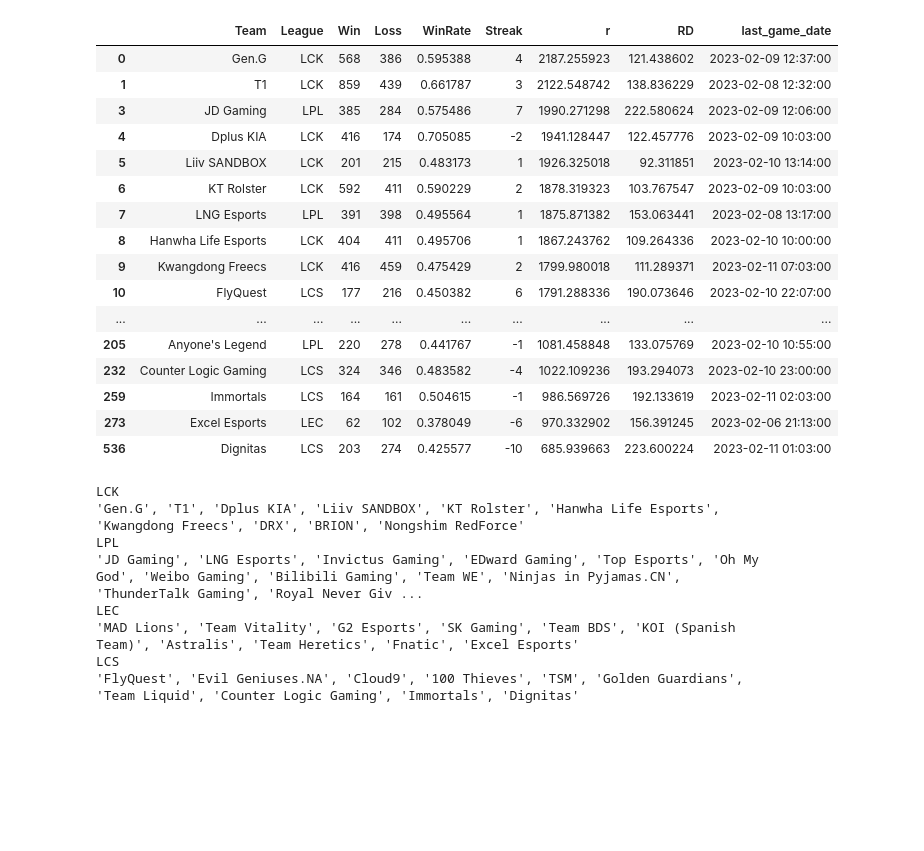
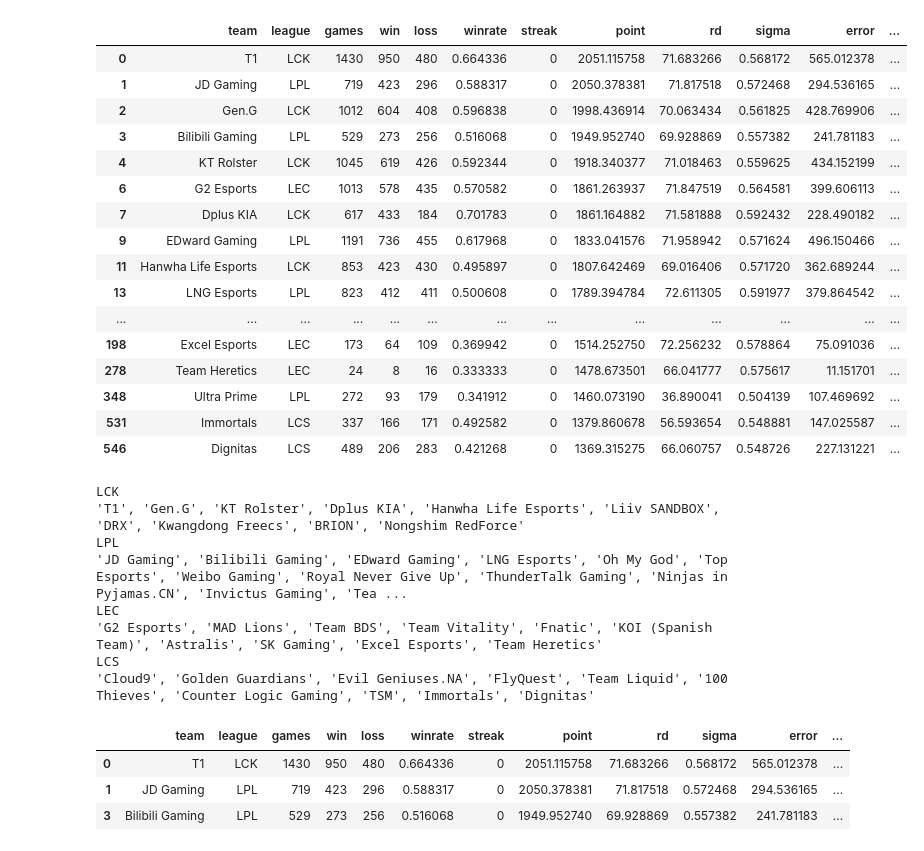
Before and after one commit to posky/LoL-Esports, a Jupyter notebook: glicko_rating_matches.ipynb, the cells around one changed output. Saved outputs shown, nothing was run; the diff lists cells and outputs as text; code cells hidden in the pictures; blank space fills up the shorter version.

```diff
--- a/glicko_rating_matches.ipynb
+++ b/glicko_rating_matches.ipynb
@@ -5,4 +12,7 @@ pd.set_option('display.max_columns', None)
 # %%
-rating = pd.read_csv('./csv/glicko_rating.csv', parse_dates=['last_game_date'])
-rating.shape
+teams_id = pd.read_csv("./csv/teams_id.csv")
+ratings = pd.read_csv(
+    "./csv/glicko_rating/glicko_rating_2023.csv", parse_dates=["last_game_date"]
+)
+teams_id.shape, ratings.shape
 # %% [output]
@@ -89,35 +83,53 @@ rating.loc[(rating['League'] == 'LCS') & (rating['last_game_date'].dt.year == 20
 # %%
-rating.loc[(rating['League'].isin(['LCK', 'LPL', 'LEC', 'LCS'])) & (rating['last_game_date'].dt.year == 2023)]
+ratings.loc[
+    (ratings["league"].isin(["LCK", "LPL", "LEC", "LCS"]))
+    & (ratings["last_game_date"].dt.year == 2023)
+]
 # %% [output]
-|  | Team | League | Win | Loss | WinRate | Streak | r | RD | last_game_date |
-| 0 | Gen.G | LCK | 568 | 386 | 0.595388 | 4 | 2187.255923 | 121.438602 | 2023-02-09 12:37:00 |
-| 1 | T1 | LCK | 859 | 439 | 0.661787 | 3 | 2122.548742 | 138.836229 | 2023-02-08 12:32:00 |
-| 3 | JD Gaming | LPL | 385 | 284 | 0.575486 | 7 | 1990.271298 | 222.580624 | 2023-02-09 12:06:00 |
-| 4 | Dplus KIA | LCK | 416 | 174 | 0.705085 | -2 | 1941.128447 | 122.457776 | 2023-02-09 10:03:00 |
-| 5 | Liiv SANDBOX | LCK | 201 | 215 | 0.483173 | 1 | 1926.325018 | 92.311851 | 2023-02-10 13:14:00 |
-| 6 | KT Rolster | LCK | 592 | 411 | 0.590229 | 2 | 1878.319323 | 103.767547 | 2023-02-09 10:03:00 |
-| 7 | LNG Esports | LPL | 391 | 398 | 0.495564 | 1 | 1875.871382 | 153.063441 | 2023-02-08 13:17:00 |
-| 8 | Hanwha Life Esports | LCK | 404 | 411 | 0.495706 | 1 | 1867.243762 | 109.264336 | 2023-02-10 10:00:00 |
-| 9 | Kwangdong Freecs | LCK | 416 | 459 | 0.475429 | 2 | 1799.980018 | 111.289371 | 2023-02-11 07:03:00 |
-| 10 | FlyQuest | LCS | 177 | 216 | 0.450382 | 6 | 1791.288336 | 190.073646 | 2023-02-10 22:07:00 |
-| ... | ... | ... | ... | ... | ... | ... | ... | ... | ... |
-| 205 | Anyone's Legend | LPL | 220 | 278 | 0.441767 | -1 | 1081.458848 | 133.075769 | 2023-02-10 10:55:00 |
-| 232 | Counter Logic Gaming | LCS | 324 | 346 | 0.483582 | -4 | 1022.109236 | 193.294073 | 2023-02-10 23:00:00 |
-| 259 | Immortals | LCS | 164 | 161 | 0.504615 | -1 | 986.569726 | 192.133619 | 2023-02-11 02:03:00 |
-| 273 | Excel Esports | LEC | 62 | 102 | 0.378049 | -6 | 970.332902 | 156.391245 | 2023-02-06 21:13:00 |
-| 536 | Dignitas | LCS | 203 | 274 | 0.425577 | -10 | 685.939663 | 223.600224 | 2023-02-11 01:03:00 |
+|  | team | league | games | win | loss | winrate | streak | point | rd | sigma | error | ... |
+| 0 | T1 | LCK | 1430 | 950 | 480 | 0.664336 | 0 | 2051.115758 | 71.683266 | 0.568172 | 565.012378 | ... |
+| 1 | JD Gaming | LPL | 719 | 423 | 296 | 0.588317 | 0 | 2050.378381 | 71.817518 | 0.572468 | 294.536165 | ... |
+| 2 | Gen.G | LCK | 1012 | 604 | 408 | 0.596838 | 0 | 1998.436914 | 70.063434 | 0.561825 | 428.769906 | ... |
+| 3 | Bilibili Gaming | LPL | 529 | 273 | 256 | 0.516068 | 0 | 1949.952740 | 69.928869 | 0.557382 | 241.781183 | ... |
+| 4 | KT Rolster | LCK | 1045 | 619 | 426 | 0.592344 | 0 | 1918.340377 | 71.018463 | 0.559625 | 434.152199 | ... |
+| 6 | G2 Esports | LEC | 1013 | 578 | 435 | 0.570582 | 0 | 1861.263937 | 71.847519 | 0.564581 | 399.606113 | ... |
+| 7 | Dplus KIA | LCK | 617 | 433 | 184 | 0.701783 | 0 | 1861.164882 | 71.581888 | 0.592432 | 228.490182 | ... |
+| 9 | EDward Gaming | LPL | 1191 | 736 | 455 | 0.617968 | 0 | 1833.041576 | 71.958942 | 0.571624 | 496.150466 | ... |
+| 11 | Hanwha Life Esports | LCK | 853 | 423 | 430 | 0.495897 | 0 | 1807.642469 | 69.016406 | 0.571720 | 362.689244 | ... |
+| 13 | LNG Esports | LPL | 823 | 412 | 411 | 0.500608 | 0 | 1789.394784 | 72.611305 | 0.591977 | 379.864542 | ... |
+| ... | ... | ... | ... | ... | ... | ... | ... | ... | ... | ... | ... | ... |
+| 198 | Excel Esports | LEC | 173 | 64 | 109 | 0.369942 | 0 | 1514.252750 | 72.256232 | 0.578864 | 75.091036 | ... |
+| 278 | Team Heretics | LEC | 24 | 8 | 16 | 0.333333 | 0 | 1478.673501 | 66.041777 | 0.575617 | 11.151701 | ... |
+| 348 | Ultra Prime | LPL | 272 | 93 | 179 | 0.341912 | 0 | 1460.073190 | 36.890041 | 0.504139 | 107.469692 | ... |
+| 531 | Immortals | LCS | 337 | 166 | 171 | 0.492582 | 0 | 1379.860678 | 56.593654 | 0.548881 | 147.025587 | ... |
+| 546 | Dignitas | LCS | 489 | 206 | 283 | 0.421268 | 0 | 1369.315275 | 66.060757 | 0.548726 | 227.131221 | ... |
 # %%
-leagues = ['LCK', 'LPL', 'LEC', 'LCS']
+leagues = ["LCK", "LPL", "LEC", "LCS"]
 for league in leagues:
     print(league)
-    lst = rating.loc[(rating['League'] == league) & (rating['last_game_date'].dt.year == 2023), 'Team'].unique()
-    print(', '.join(map(lambda x: f"'{x}'", lst)))
+    lst = ratings.loc[
+        (ratings["league"] == league) & (ratings["last_game_date"].dt.year == 2023),
+        "team",
+    ].unique()
+    print(", ".join(map(lambda x: f"'{x}'", lst)))
 # %% [output]
 LCK
-'Gen.G', 'T1', 'Dplus KIA', 'Liiv SANDBOX', 'KT Rolster', 'Hanwha Life Esports', 'Kwangdong Freecs', 'DRX', 'BRION', 'Nongshim RedForce'
+'T1', 'Gen.G', 'KT Rolster', 'Dplus KIA', 'Hanwha Life Esports', 'Liiv SANDBOX', 'DRX', 'Kwangdong Freecs', 'BRION', 'Nongshim RedForce'
 LPL
-'JD Gaming', 'LNG Esports', 'Invictus Gaming', 'EDward Gaming', 'Top Esports', 'Oh My God', 'Weibo Gaming', 'Bilibili Gaming', 'Team WE', 'Ninjas in Pyjamas.CN', 'ThunderTalk Gaming', 'Royal Never Giv ...
+'JD Gaming', 'Bilibili Gaming', 'EDward Gaming', 'LNG Esports', 'Oh My God', 'Top Esports', 'Weibo Gaming', 'Royal Never Give Up', 'ThunderTalk Gaming', 'Ninjas in Pyjamas.CN', 'Invictus Gaming', 'Tea ...
 LEC
-'MAD Lions', 'Team Vitality', 'G2 Esports', 'SK Gaming', 'Team BDS', 'KOI (Spanish Team)', 'Astralis', 'Team Heretics', 'Fnatic', 'Excel Esports'
+'G2 Esports', 'MAD Lions', 'Team BDS', 'Team Vitality', 'Fnatic', 'KOI (Spanish Team)', 'Astralis', 'SK Gaming', 'Excel Esports', 'Team Heretics'
 LCS
-'FlyQuest', 'Evil Geniuses.NA', 'Cloud9', '100 Thieves', 'TSM', 'Golden Guardians', 'Team Liquid', 'Counter Logic Gaming', 'Immortals', 'Dignitas'
+'Cloud9', 'Golden Guardians', 'Evil Geniuses.NA', 'FlyQuest', 'Team Liquid', '100 Thieves', 'Counter Logic Gaming', 'TSM', 'Immortals', 'Dignitas'
+# %%
+msi_teams = [
+    "T1",
+    "JD Gaming",
+    "Bilibili Gaming",
+]
+ratings.loc[ratings["team"].isin(msi_teams)]
+# %% [output]
+|  | team | league | games | win | loss | winrate | streak | point | rd | sigma | error | ... |
+| 0 | T1 | LCK | 1430 | 950 | 480 | 0.664336 | 0 | 2051.115758 | 71.683266 | 0.568172 | 565.012378 | ... |
+| 1 | JD Gaming | LPL | 719 | 423 | 296 | 0.588317 | 0 | 2050.378381 | 71.817518 | 0.572468 | 294.536165 | ... |
+| 3 | Bilibili Gaming | LPL | 529 | 273 | 256 | 0.516068 | 0 | 1949.952740 | 69.928869 | 0.557382 | 241.781183 | ... |
```
Also changed, not shown: parts of 13 cells of this notebook.
